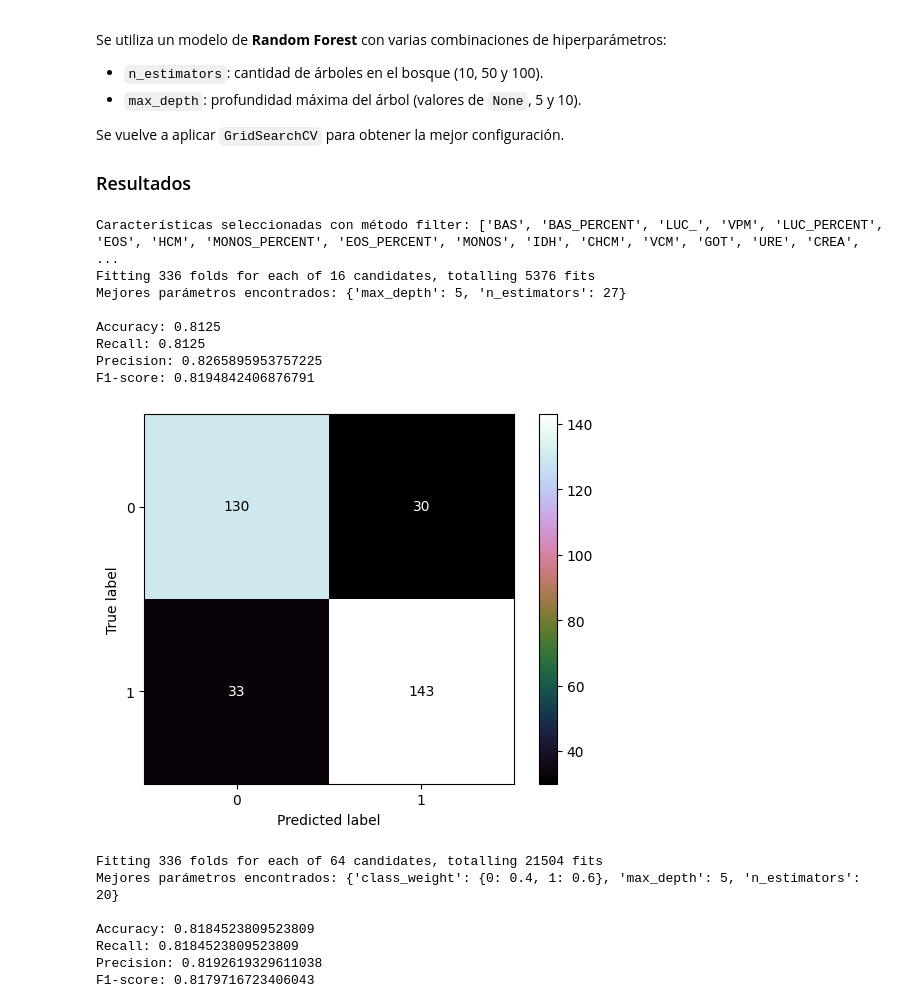
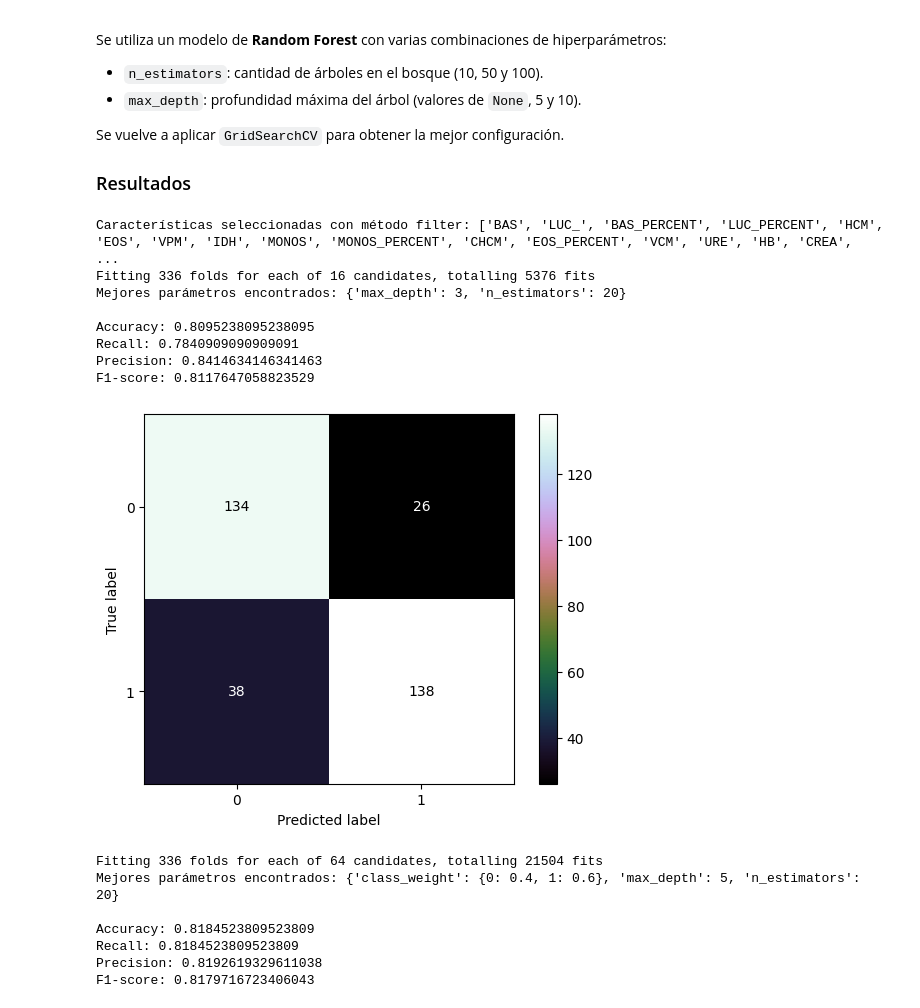
Before and after one commit to JaviDominn/TFG, a Jupyter notebook: Libreta Metodos - GS.ipynb, the cells around one changed output. Drawn from its saved outputs; the diff is of its cells as text; code cells hidden in the pictures.

```diff
--- a/Libreta Metodos - GS.ipynb
+++ b/Libreta Metodos - GS.ipynb
@@ -478,11 +478,12 @@ x = data.drop(columns=[target])  # Eliminar columna objetivo para obtener caract
 y = data[target]  # Columna objetivo
 
 # Calcular la información mutua para selección de características
-mi = mutual_info_classif(x, y)
+mi = mutual_info_classif(x, y, random_state=random_state)
 importances_df = pd.DataFrame({'Feature': x.columns, 'Mutual Information': mi})
 importances_df = importances_df.sort_values(by='Mutual Information', ascending=False)
 selected_features = importances_df[importances_df['Mutual Information'] > 0.01]['Feature'].tolist()
 print(f"\nCaracterísticas seleccionadas con método filter: {selected_features}")
+
 
 # Redefinir X con las características seleccionadas
 x_selected = x[selected_features]
@@ -534,41 +535,41 @@ actual_combined = np.array(actual_values['binary'])
 predicted_combined = np.array(predicted_values['binary'])
 
 cm = confusion_matrix(actual_combined, predicted_combined, labels=best_model.classes_)
 accuracy = accuracy_score(actual_combined, predicted_combined)
 recall = recall_score(actual_combined, predicted_combined, average='binary')
 precision = precision_score(actual_combined, predicted_combined, average='binary')
 f_measure = f1_score(actual_combined, predicted_combined, average='binary')
 
 # Almacenar resultados
-results['Filter'] = {
+results['RandomForestMI'] = {
     f"Best Model - n_estimators: {best_params['n_estimators']}, max_depth: {best_params['max_depth']}, average: binary": {
         "accuracy": accuracy,
         "recall": recall,
         "precision": precision,
         "f_measure": f_measure
     }
 }
 
 # Imprimir métricas
 print(f"\nAccuracy: {accuracy}")
 print(f"Recall: {recall}")
 print(f"Precision: {precision}")
 print(f"F1-score: {f_measure}")
 
 # Mostrar la matriz de confusión
 disp = ConfusionMatrixDisplay(confusion_matrix=cm, display_labels=best_model.classes_)
 disp.plot(cmap='cubehelix', values_format='d')
 plt.show()
 # %% [output]
-Características seleccionadas con método filter: ['BAS', 'BAS_PERCENT', 'LUC_', 'VPM', 'LUC_PERCENT', 'EOS', 'HCM', 'MONOS_PERCENT', 'EOS_PERCENT', 'MONOS', 'IDH', 'CHCM', 'VCM', 'GOT', 'URE', 'CREA', ...
+Características seleccionadas con método filter: ['BAS', 'LUC_', 'BAS_PERCENT', 'LUC_PERCENT', 'HCM', 'EOS', 'VPM', 'IDH', 'MONOS', 'MONOS_PERCENT', 'CHCM', 'EOS_PERCENT', 'VCM', 'URE', 'HB', 'CREA',  ...
 Fitting 336 folds for each of 16 candidates, totalling 5376 fits
-Mejores parámetros encontrados: {'max_depth': 5, 'n_estimators': 27}
+Mejores parámetros encontrados: {'max_depth': 3, 'n_estimators': 20}
 
-Accuracy: 0.8125
-Recall: 0.8125
-Precision: 0.8265895953757225
-F1-score: 0.8194842406876791
+Accuracy: 0.8095238095238095
+Recall: 0.7840909090909091
+Precision: 0.8414634146341463
+F1-score: 0.8117647058823529
-[figure, old version]
+[figure, new version]
 # %%
 # Actualizar los parámetros para incluir class_weight
 param_grid = {
```
Also changed, not shown: 3 other files.
